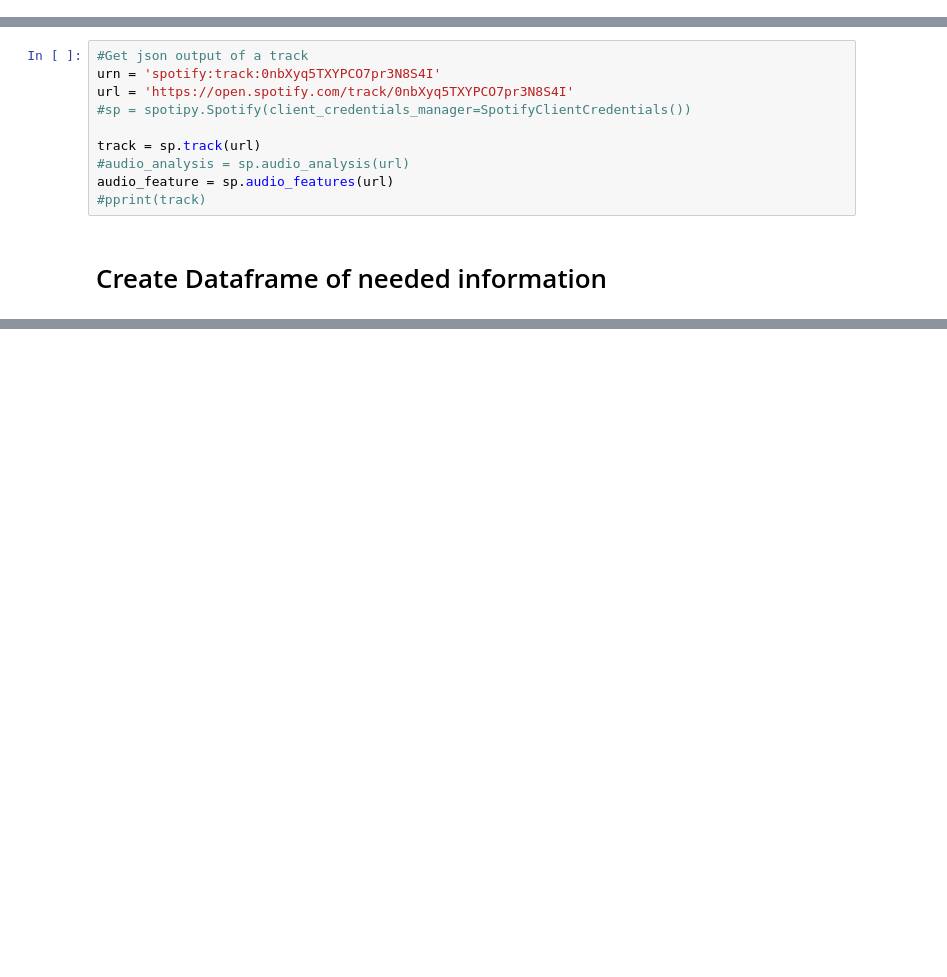
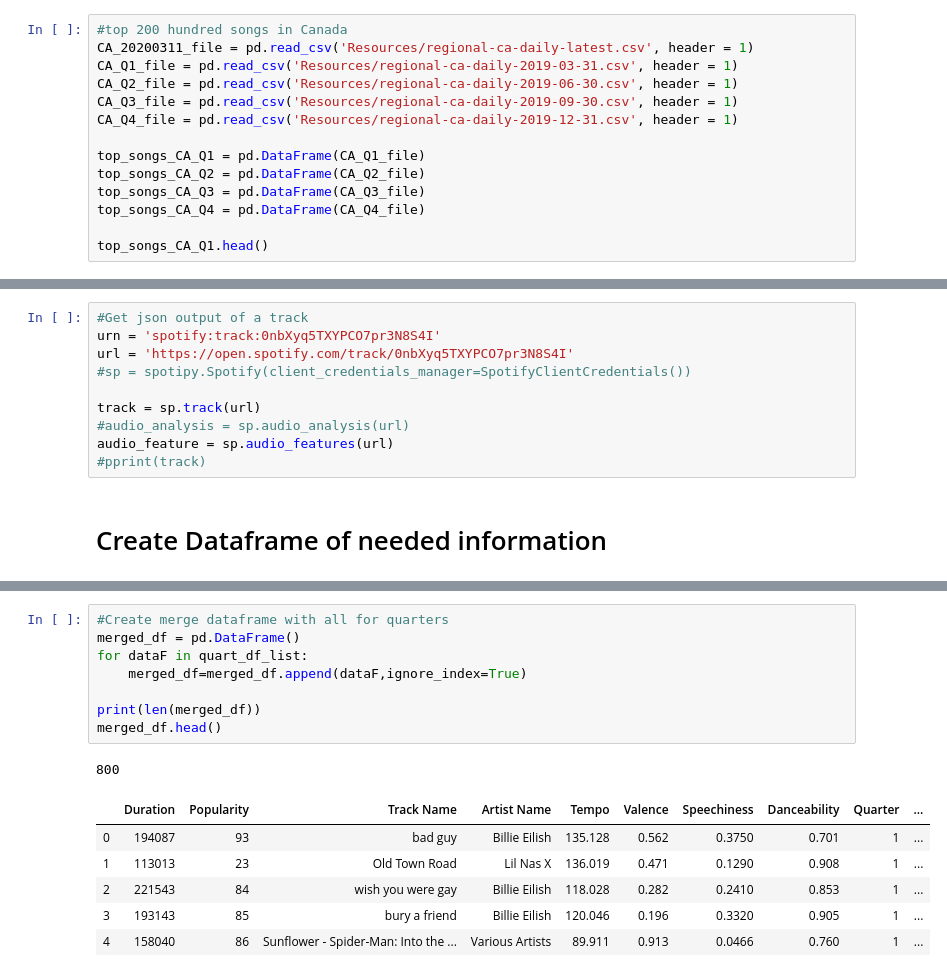
Before and after one commit to navidmalakootikhah/Project-One, a Jupyter notebook: analysis.ipynb, the cells around one changed output, grey strips where cells are left out. Drawn from its saved outputs; the diff is of its cells as text; blank space fills up the shorter version.

```diff
--- a/analysis.ipynb
+++ b/analysis.ipynb
@@ -33,0 +22,14 @@ top_100_songs_CA.head()
+# %%
+#top 200 hundred songs in Canada
+CA_20200311_file = pd.read_csv('Resources/regional-ca-daily-latest.csv', header = 1)
+CA_Q1_file = pd.read_csv('Resources/regional-ca-daily-2019-03-31.csv', header = 1)
+CA_Q2_file = pd.read_csv('Resources/regional-ca-daily-2019-06-30.csv', header = 1)
+CA_Q3_file = pd.read_csv('Resources/regional-ca-daily-2019-09-30.csv', header = 1)
+CA_Q4_file = pd.read_csv('Resources/regional-ca-daily-2019-12-31.csv', header = 1)
+
+top_songs_CA_Q1 = pd.DataFrame(CA_Q1_file)
+top_songs_CA_Q2 = pd.DataFrame(CA_Q2_file)
+top_songs_CA_Q3 = pd.DataFrame(CA_Q3_file)
+top_songs_CA_Q4 = pd.DataFrame(CA_Q4_file)
+
+top_songs_CA_Q1.head()
@@ -88,0 +154,16 @@ df.head()
+# %%
+#Create merge dataframe with all for quarters
+merged_df = pd.DataFrame()
+for dataF in quart_df_list:
+    merged_df=merged_df.append(dataF,ignore_index=True)
+
+print(len(merged_df))
+merged_df.head()
+# %% [output]
+800
+|  | Duration | Popularity | Track Name | Artist Name | Tempo | Valence | Speechiness | Danceability | Quarter | ... |
+| 0 | 194087 | 93 | bad guy | Billie Eilish | 135.128 | 0.562 | 0.3750 | 0.701 | 1 | ... |
+| 1 | 113013 | 23 | Old Town Road | Lil Nas X | 136.019 | 0.471 | 0.1290 | 0.908 | 1 | ... |
+| 2 | 221543 | 84 | wish you were gay | Billie Eilish | 118.028 | 0.282 | 0.2410 | 0.853 | 1 | ... |
+| 3 | 193143 | 85 | bury a friend | Billie Eilish | 120.046 | 0.196 | 0.3320 | 0.905 | 1 | ... |
+| 4 | 158040 | 86 | Sunflower - Spider-Man: Into the ... | Various Artists | 89.911 | 0.913 | 0.0466 | 0.760 | 1 | ... |
```
Also changed, not shown: parts of 17 cells of this notebook.
